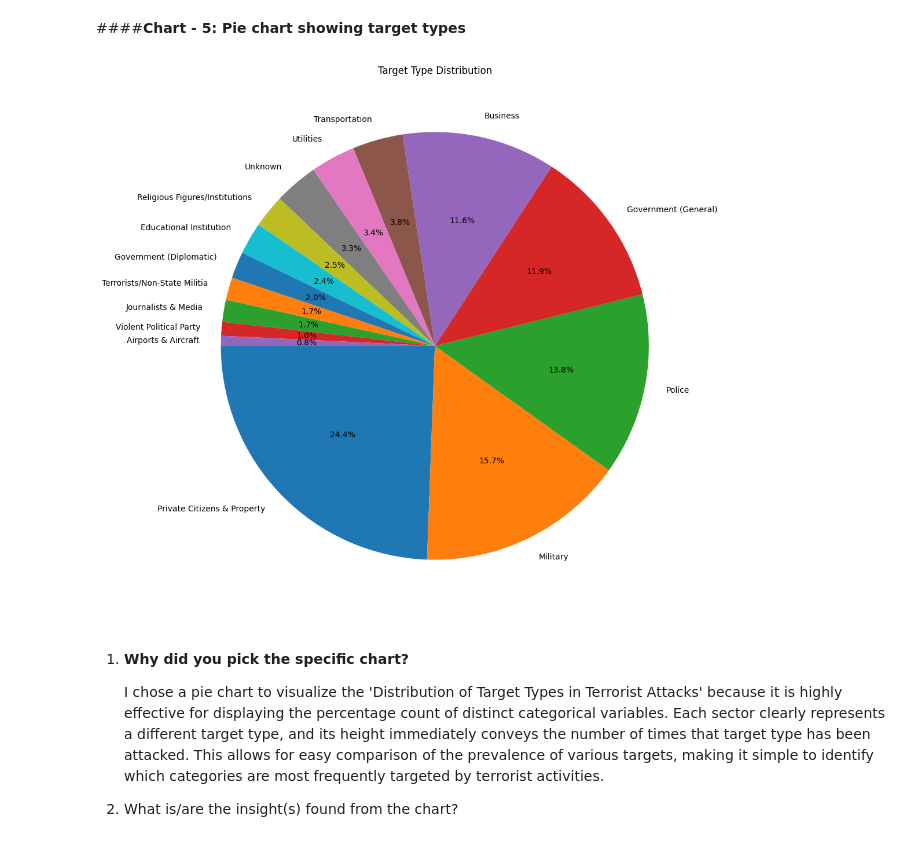
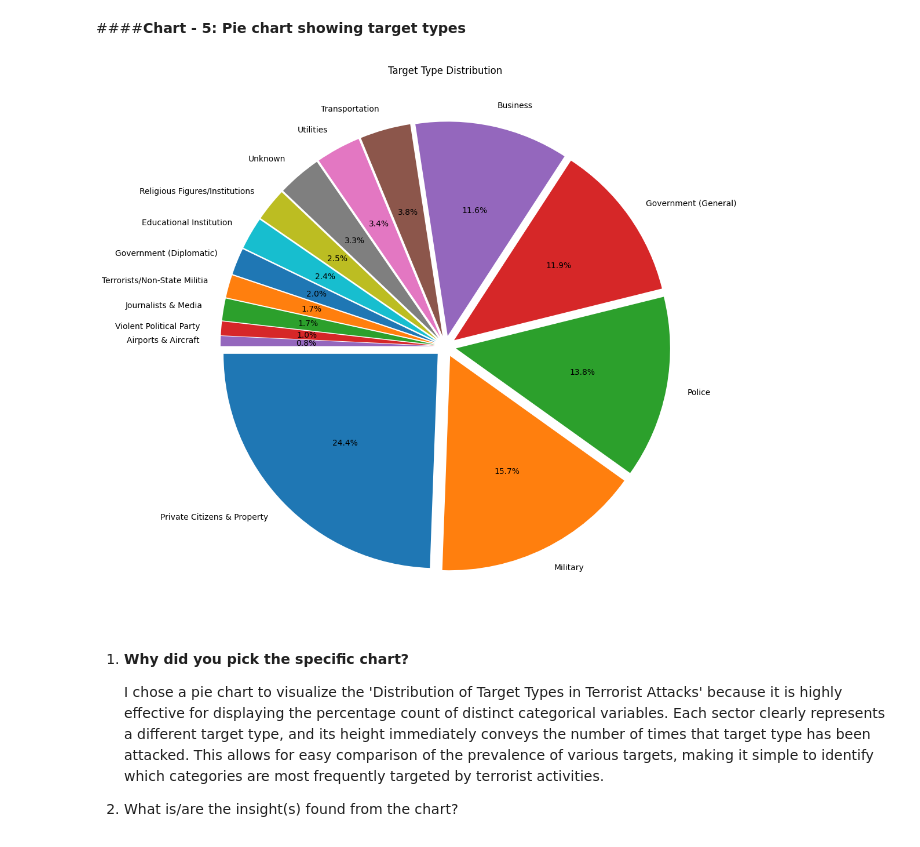
Before and after one commit to DivyankBaluni/Global-Terrorism-Analysis-and-ML, a Jupyter notebook: global_terrorism_analysis_ml.ipynb, the cells around one changed output. Saved outputs shown, nothing was run; the diff lists cells and outputs as text; code cells hidden in the pictures.

```diff
--- a/global_terrorism_analysis_ml.ipynb
+++ b/global_terrorism_analysis_ml.ipynb
@@ -1043,11 +1030,11 @@ plt.show()
 # %%
 target_types = df['targtype1_txt'].value_counts().head(15)
 plt.figure(figsize=(20,12))
-plt.pie(target_types.values, labels=target_types.index, autopct='%1.1f%%', startangle=180)
+plt.pie(target_types.values, labels=target_types.index, explode=[0.05]*len(target_types), autopct='%1.1f%%', startangle=180)
 plt.title('Target Type Distribution')
 plt.show()
 # %% [output]
-[figure, old version]
+[figure, new version]
 # %% [markdown]
 
 1. **Why did you pick the specific chart?**
```
Also changed, not shown: parts of 3 cells of this notebook.
